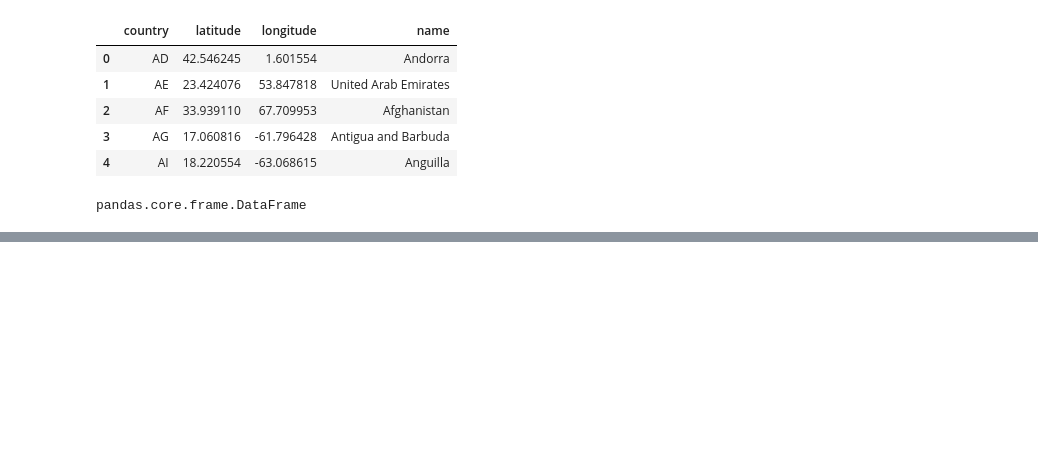
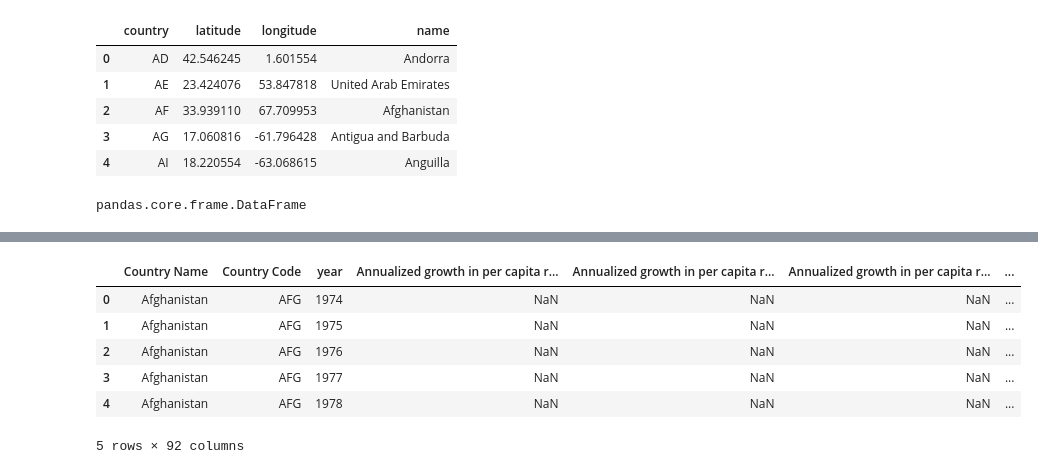
Before and after one commit to kibiraVictor/buildingpythoninteractivedashboards, a Jupyter notebook: map.ipynb, the cells around one changed output, grey strips where cells are left out. Cells and saved outputs as stored; diff of their text form; code cells hidden in the pictures; blank space fills up the shorter version.

```diff
--- a/map.ipynb
+++ b/map.ipynb
@@ -78,0 +115,10 @@ lat_log.to_csv('lat_long.csv', index=False)
+# %%
+poverty.head()
+# %% [output]
+|  | Country Name | Country Code | year | Annualized growth in per capita r... | Annualized growth in per capita r... | Annualized growth in per capita r... | ... |
+| 0 | Afghanistan | AFG | 1974 | NaN | NaN | NaN | ... |
+| 1 | Afghanistan | AFG | 1975 | NaN | NaN | NaN | ... |
+| 2 | Afghanistan | AFG | 1976 | NaN | NaN | NaN | ... |
+| 3 | Afghanistan | AFG | 1977 | NaN | NaN | NaN | ... |
+| 4 | Afghanistan | AFG | 1978 | NaN | NaN | NaN | ... |
+5 rows × 92 columns
```
Also changed, not shown: parts of 10 cells of this notebook, 3 other files.
